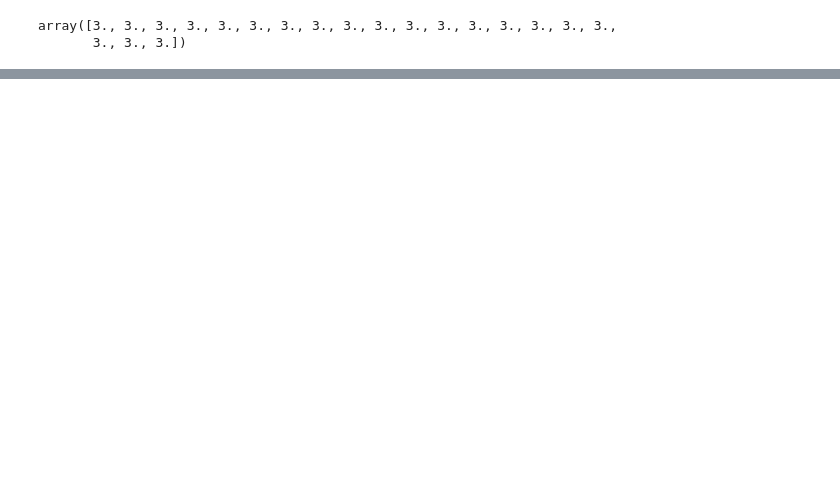
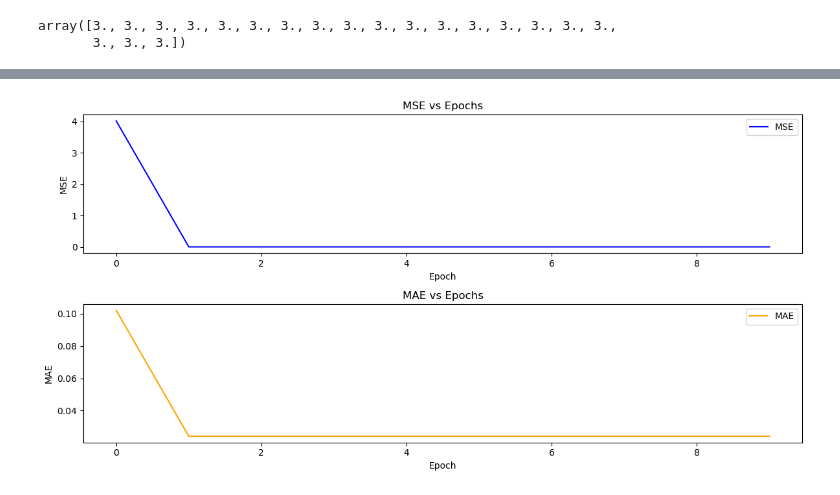
Before and after one commit to danial3000/ai_project, a Jupyter notebook: Phase 1/linear regression/linear_regression_phase1.ipynb, the cells around one changed output, grey strips where cells are left out. Cells and saved outputs as stored; diff of their text form; code cells hidden in the pictures; blank space fills up the shorter version.

```diff
--- a/Phase 1/linear regression/linear_regression_phase1.ipynb
+++ b/Phase 1/linear regression/linear_regression_phase1.ipynb
@@ -77,5 +28,5 @@ y[2]
 # %%
-weights = np.full(20, 3, dtype=np.float64)
+weights = np.full(x.shape[1], 3, dtype=np.float64)
 bias = 1
 weights
 # %% [output]
@@ -93,6 +44,6 @@ def linear_regression(alpha, bias, w, x, y):
         bias -= (predict - real) * 2 * alpha
     return (w, bias)
 # %%
-w, b = linear_regression(0.00000001, bias, weights, x, y)
+w, b = linear_regression(0.001, bias, weights, x, y)
 w, b
 # %% [output]
@@ -105,3 +76,16 @@ w, b
 # %%
-w
+import numpy as np
+from sklearn.metrics import mean_absolute_error, mean_squared_error
+
+def predict(x, w, bias):
+    return np.dot(x, w) + bias
+
+y_pred = predict(x, w, b)
+
+mae = mean_absolute_error(y, y_pred)
+
+mse = mean_squared_error(y, y_pred)
+
+print(f"mean absolute error: {mae}")
+print(f"mean squared error: {mse}")
 # %% [output]
@@ -109,3 +94,68 @@ array([0, 0, 0, 0, 0, 0, 0, 0, 0, 0, 0, 0, 0, 0, 0, 0, 0, 0, 0, 0])
 # %%
-b
+import numpy as np
+from sklearn.metrics import mean_absolute_error, mean_squared_error
+import matplotlib.pyplot as plt
+
+def linear_regression(alpha, bias, w, x, y, epochs):
+    rows, columns = x.shape
+    mse_list = []
+    mae_list = []
+
+    for epoch in range(epochs):
+        total_mse = 0
+        total_mae = 0
+        for i in range(rows):
+            selected_row = x[i,:]
+            predict = np.dot(selected_row, w) + bias
+            real = y[i]
+            for j in range(columns):
+                w[j] -= selected_row[j] * (predict - real) * 2 * alpha
+            bias -= (predict - real) * 2 * alpha
+
+            total_mse += (predict - real) ** 2
+            total_mae += abs(predict - real)
+
+        mse = total_mse / rows
+        mae = total_mae / rows
+        mse_list.append(mse)
+        mae_list.append(mae)
+
+    return (w, bias, mse_list, mae_list)
+
+def predict(x, w, bias):
+    return np.dot(x, w) + bias
+
+weights = np.full(x.shape[1], 20, dtype=np.float64)
+bias = 15
+
+epochs = 10
+alpha = 0.001
+w, b, mse_list, mae_list = linear_regression(alpha, bias, weights, x, y, epochs)
+
+y_pred = predict(x, w, b)
+
+mae = mean_absolute_error(y, y_pred)
+mse = mean_squared_error(y, y_pred)
+
+print(f"Mean Absolute Error: {mae}")
+print(f"Mean Squared Error: {mse}")
+
+plt.figure(figsize=(12, 6))
+
+plt.subplot(2, 1, 1)
+plt.plot(range(epochs), mse_list, label='MSE', color='blue')
+plt.xlabel('Epoch')
+plt.ylabel('MSE')
+plt.title('MSE vs Epochs')
+plt.legend()
+
+plt.subplot(2, 1, 2)
+plt.plot(range(epochs), mae_list, label='MAE', color='orange')
+plt.xlabel('Epoch')
+plt.ylabel('MAE')
+plt.title('MAE vs Epochs')
+plt.legend()
+
+plt.tight_layout()
+plt.show()
 # %% [output]
@@ -115,0 +164 @@ array([0.50489133, 0.50489133, 0.50489133, 0.50489133, 0.50489133,
+[figure, added]
```
Also changed, not shown: parts of 9 cells of this notebook.
